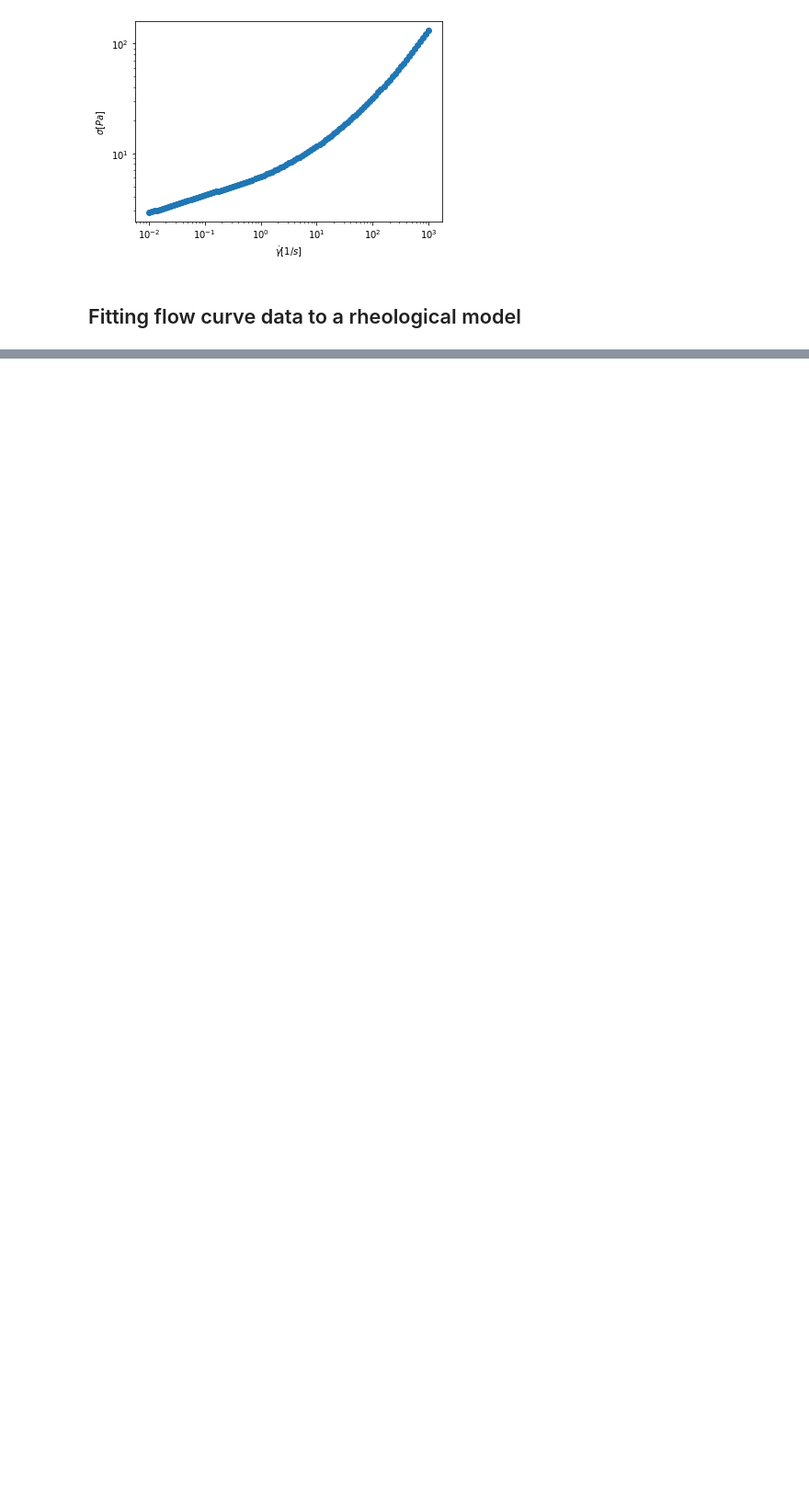
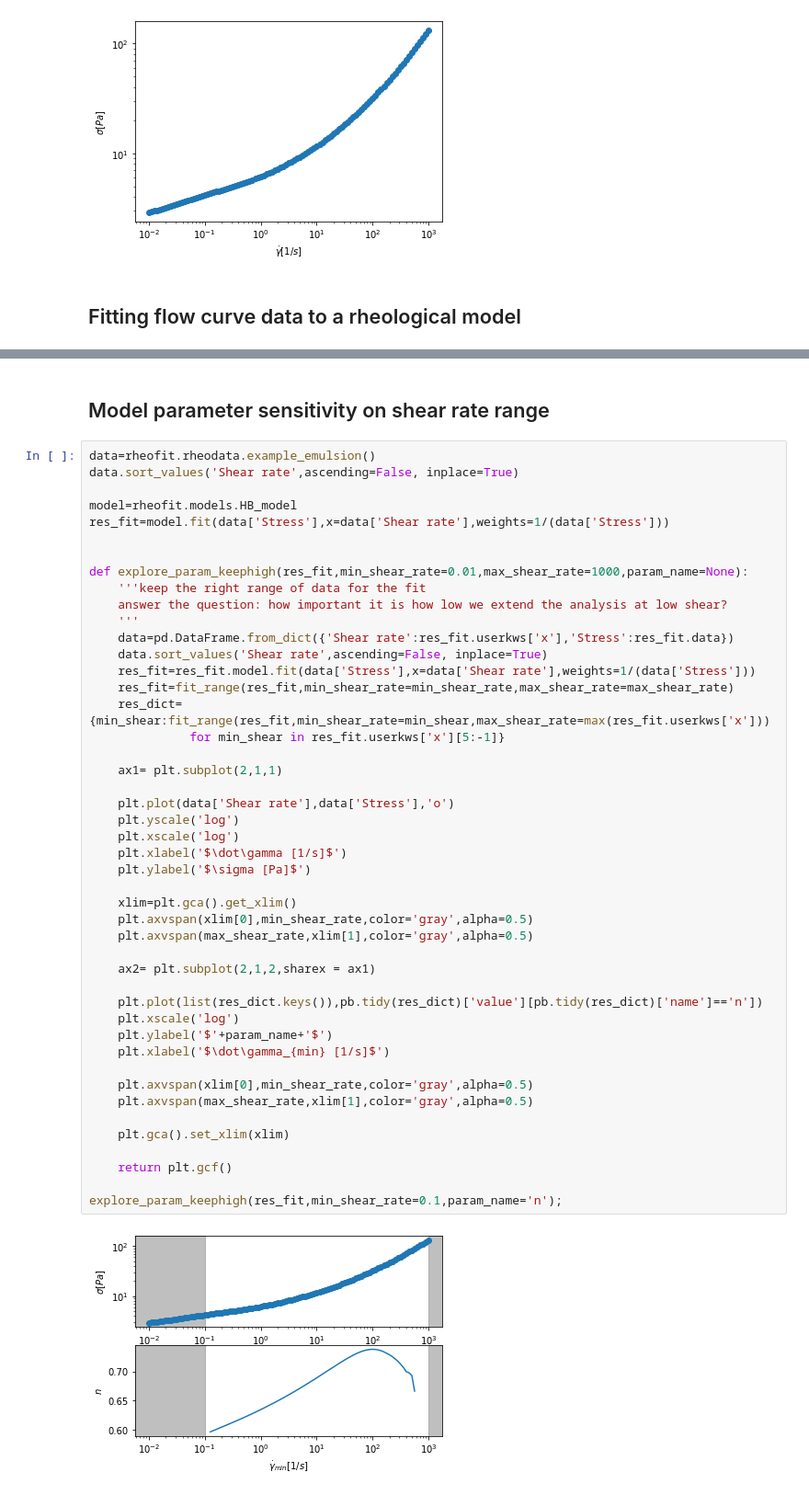
Before and after one commit to rheopy/rheofit, a Jupyter notebook: docs/source/Fitting_single_flow_curve.ipynb, the cells around one changed output, grey strips where cells are left out. Shown at 92% size. Drawn from its saved outputs; the diff is of its cells as text; blank space fills up the shorter version.

```diff
--- a/docs/source/Fitting_single_flow_curve.ipynb
+++ b/docs/source/Fitting_single_flow_curve.ipynb
@@ -526,0 +324,50 @@ Correlations (unreported correlations are < 0.100)
+# %% [markdown]
+## Model parameter sensitivity on shear rate range
+# %%
+data=rheofit.rheodata.example_emulsion()
+data.sort_values('Shear rate',ascending=False, inplace=True)
+
+model=rheofit.models.HB_model
+res_fit=model.fit(data['Stress'],x=data['Shear rate'],weights=1/(data['Stress']))
+
+
+def explore_param_keephigh(res_fit,min_shear_rate=0.01,max_shear_rate=1000,param_name=None):
+    '''keep the right range of data for the fit
+    answer the question: how important it is how low we extend the analysis at low shear?
+    '''
+    data=pd.DataFrame.from_dict({'Shear rate':res_fit.userkws['x'],'Stress':res_fit.data})
+    data.sort_values('Shear rate',ascending=False, inplace=True)
+    res_fit=res_fit.model.fit(data['Stress'],x=data['Shear rate'],weights=1/(data['Stress']))
+    res_fit=fit_range(res_fit,min_shear_rate=min_shear_rate,max_shear_rate=max_shear_rate)
+    res_dict={min_shear:fit_range(res_fit,min_shear_rate=min_shear,max_shear_rate=max(res_fit.userkws['x']))
+              for min_shear in res_fit.userkws['x'][5:-1]}
+
+    ax1= plt.subplot(2,1,1)
+
+    plt.plot(data['Shear rate'],data['Stress'],'o')
+    plt.yscale('log')
+    plt.xscale('log')
+    plt.xlabel('$\dot\gamma [1/s]$')
+    plt.ylabel('$\sigma [Pa]$')
+
+    xlim=plt.gca().get_xlim()
+    plt.axvspan(xlim[0],min_shear_rate,color='gray',alpha=0.5)
+    plt.axvspan(max_shear_rate,xlim[1],color='gray',alpha=0.5)
+
+    ax2= plt.subplot(2,1,2,sharex = ax1)
+
+    plt.plot(list(res_dict.keys()),pb.tidy(res_dict)['value'][pb.tidy(res_dict)['name']=='n'])
+    plt.xscale('log')
+    plt.ylabel('$'+param_name+'$')
+    plt.xlabel('$\dot\gamma_{min} [1/s]$')
+
+    plt.axvspan(xlim[0],min_shear_rate,color='gray',alpha=0.5)
+    plt.axvspan(max_shear_rate,xlim[1],color='gray',alpha=0.5)
+
+    plt.gca().set_xlim(xlim)
+
+    return plt.gcf()
+
+explore_param_keephigh(res_fit,min_shear_rate=0.1,param_name='n');
+# %% [output]
+[figure, added]
```
Also changed, not shown: parts of 44 cells of this notebook, 9 other files.
